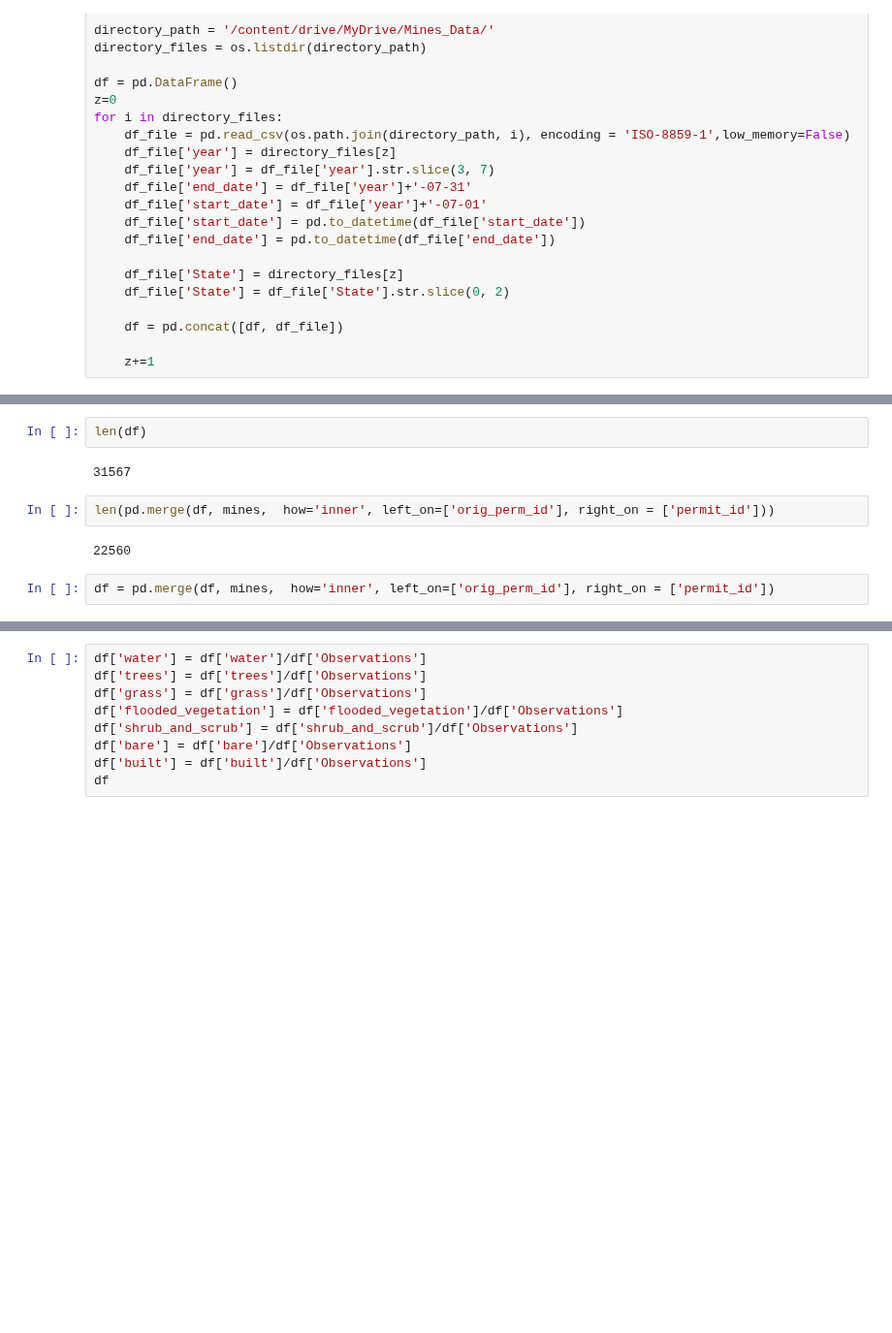
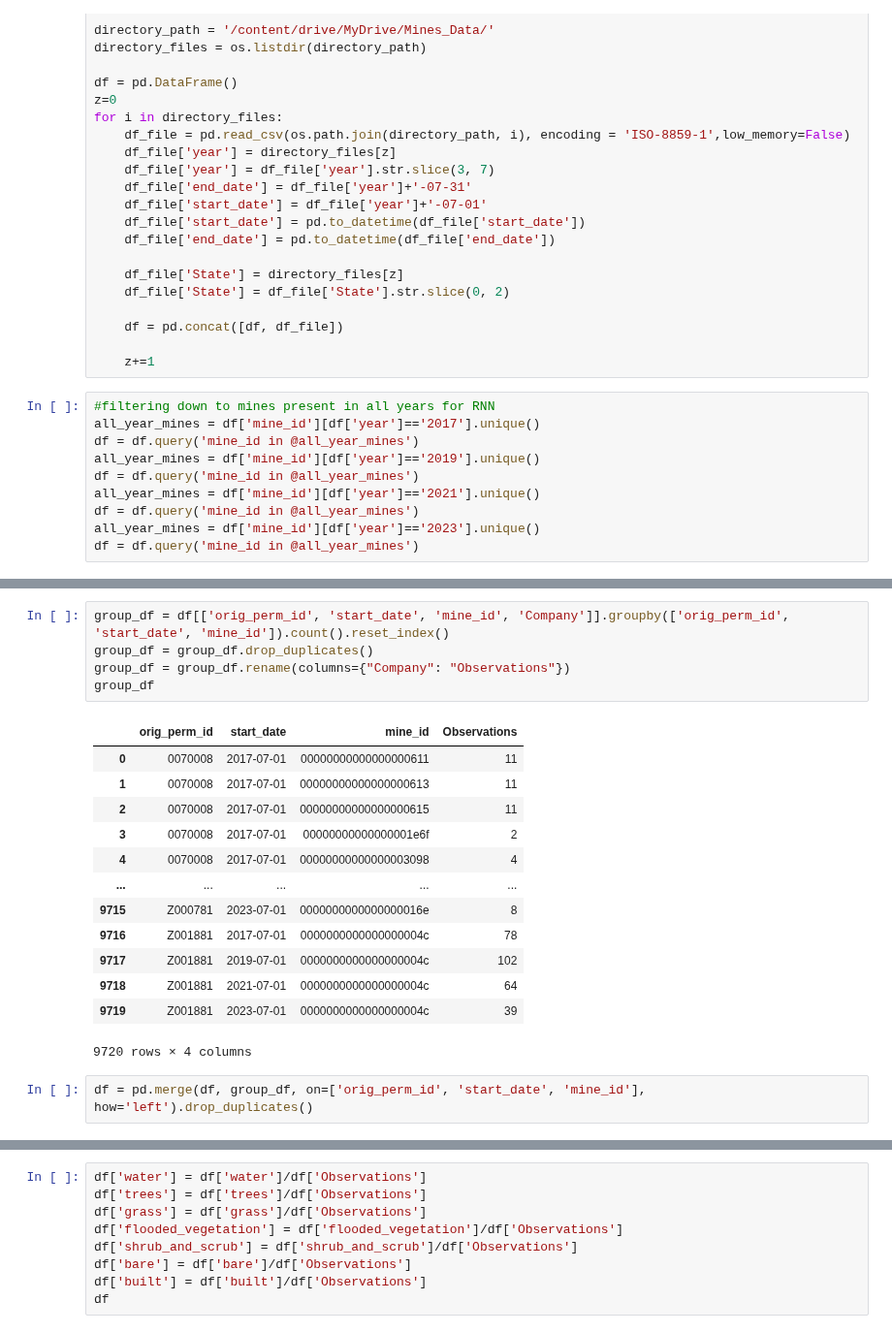
Before and after one commit to KendallScott/Capstone, a Jupyter notebook: Data_Cleanup_all.ipynb, the cells around one changed output, grey strips where cells are left out. Shown at 97% size. Cells and saved outputs as stored; diff of their text form; blank space fills up the shorter version.

```diff
--- a/Data_Cleanup_all.ipynb
+++ b/Data_Cleanup_all.ipynb
@@ -153,6 +153,16 @@ for i in directory_files:
     df = pd.concat([df, df_file])
 
     z+=1
+# %%
+#filtering down to mines present in all years for RNN
+all_year_mines = df['mine_id'][df['year']=='2017'].unique()
+df = df.query('mine_id in @all_year_mines')
+all_year_mines = df['mine_id'][df['year']=='2019'].unique()
+df = df.query('mine_id in @all_year_mines')
+all_year_mines = df['mine_id'][df['year']=='2021'].unique()
+df = df.query('mine_id in @all_year_mines')
+all_year_mines = df['mine_id'][df['year']=='2023'].unique()
+df = df.query('mine_id in @all_year_mines')
 # %%
 #mapping demo in python https://colab.research.google.com/github/QuantEcon/quantecon-notebooks-datascience/blob/master/applications/maps.ipynb#scrollTo=SI5i7rboSGFL&uniqifier=2
 # Read the downloaded file
@@ -218,10 +199,21 @@ df
-# %%
-len(df)
-# %% [output]
-31567
-# %%
-len(pd.merge(df, mines,  how='inner', left_on=['orig_perm_id'], right_on = ['permit_id']))
-# %% [output]
-22560
-# %%
-df = pd.merge(df, mines,  how='inner', left_on=['orig_perm_id'], right_on = ['permit_id'])
+# %%
+group_df = df[['orig_perm_id', 'start_date', 'mine_id', 'Company']].groupby(['orig_perm_id', 'start_date', 'mine_id']).count().reset_index()
+group_df = group_df.drop_duplicates()
+group_df = group_df.rename(columns={"Company": "Observations"})
+group_df
+# %% [output]
+|  | orig_perm_id | start_date | mine_id | Observations |
+| 0 | 0070008 | 2017-07-01 | 00000000000000000611 | 11 |
+| 1 | 0070008 | 2017-07-01 | 00000000000000000613 | 11 |
+| 2 | 0070008 | 2017-07-01 | 00000000000000000615 | 11 |
+| 3 | 0070008 | 2017-07-01 | 00000000000000001e6f | 2 |
+| 4 | 0070008 | 2017-07-01 | 00000000000000003098 | 4 |
+| ... | ... | ... | ... | ... |
+| 9715 | Z000781 | 2023-07-01 | 0000000000000000016e | 8 |
+| 9716 | Z001881 | 2017-07-01 | 0000000000000000004c | 78 |
+| 9717 | Z001881 | 2019-07-01 | 0000000000000000004c | 102 |
+| 9718 | Z001881 | 2021-07-01 | 0000000000000000004c | 64 |
+| 9719 | Z001881 | 2023-07-01 | 0000000000000000004c | 39 |
+9720 rows × 4 columns
+# %%
+df = pd.merge(df, group_df, on=['orig_perm_id', 'start_date', 'mine_id'], how='left').drop_duplicates()
```
Also changed, not shown: parts of 9 cells of this notebook.
